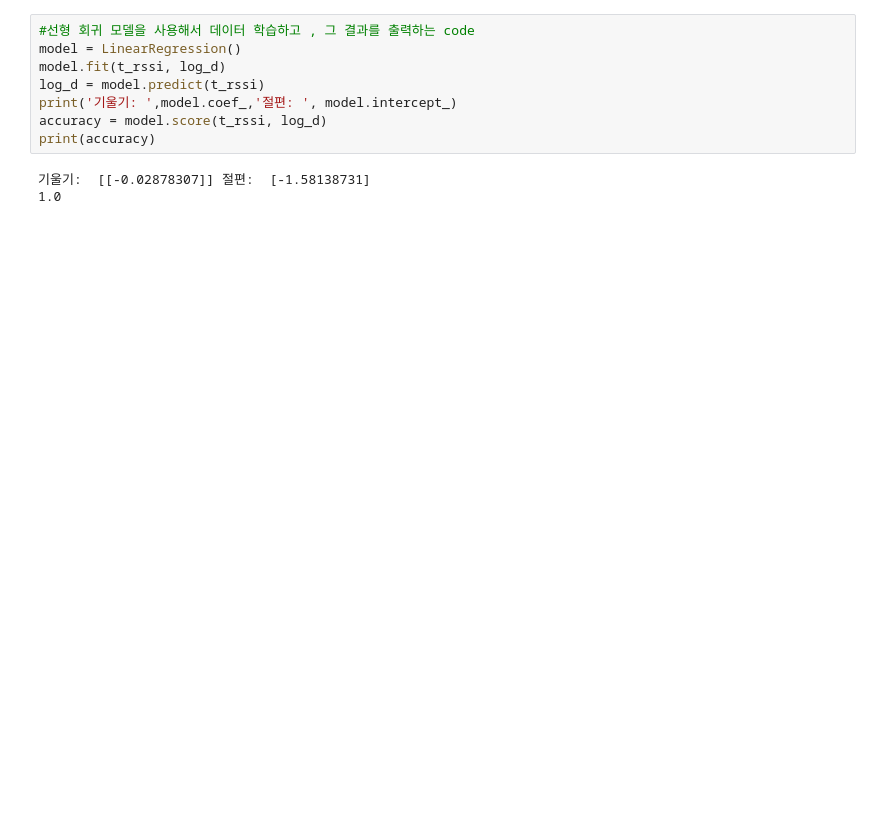
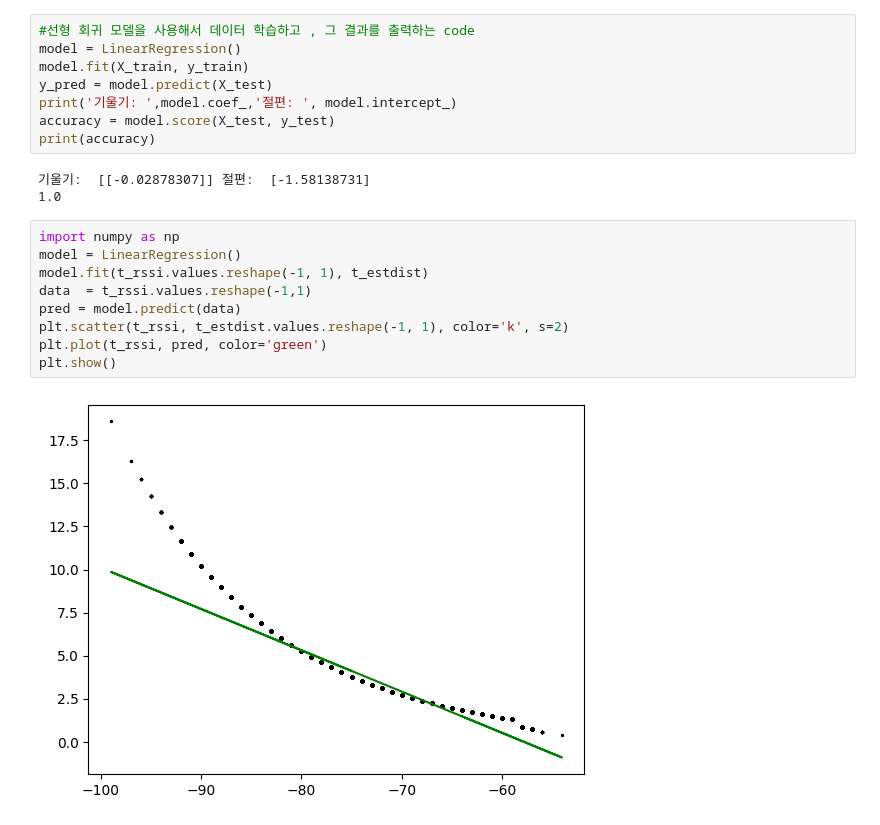
Before and after one commit to sanchaehwa/RSSI_Speed_Estimation, a Jupyter notebook: data_preprocessing.ipynb, the cells around one changed output. Drawn from its saved outputs; the diff is of its cells as text; blank space fills up the shorter version.

Commit message:
Linear regression 기법 1차 적용

```diff
--- a/data_preprocessing.ipynb
+++ b/data_preprocessing.ipynb
@@ -398,11 +445,22 @@ print(log_d)
 # %%
 #선형 회귀 모델을 사용해서 데이터 학습하고 , 그 결과를 출력하는 code
 model = LinearRegression()
-model.fit(t_rssi, log_d)
-log_d = model.predict(t_rssi)
+model.fit(X_train, y_train)
+y_pred = model.predict(X_test)
 print('기울기: ',model.coef_,'절편: ', model.intercept_)
-accuracy = model.score(t_rssi, log_d)
+accuracy = model.score(X_test, y_test)
 print(accuracy)
 # %% [output]
 기울기:  [[-0.02878307]] 절편:  [-1.58138731]
 1.0
+# %%
+import numpy as np
+model = LinearRegression()
+model.fit(t_rssi.values.reshape(-1, 1), t_estdist)
+data  = t_rssi.values.reshape(-1,1)
+pred = model.predict(data)
+plt.scatter(t_rssi, t_estdist.values.reshape(-1, 1), color='k', s=2)
+plt.plot(t_rssi, pred, color='green')
+plt.show()
+# %% [output]
+[figure, added]
```
Also changed, not shown: parts of 7 cells of this notebook, 1 other file.
